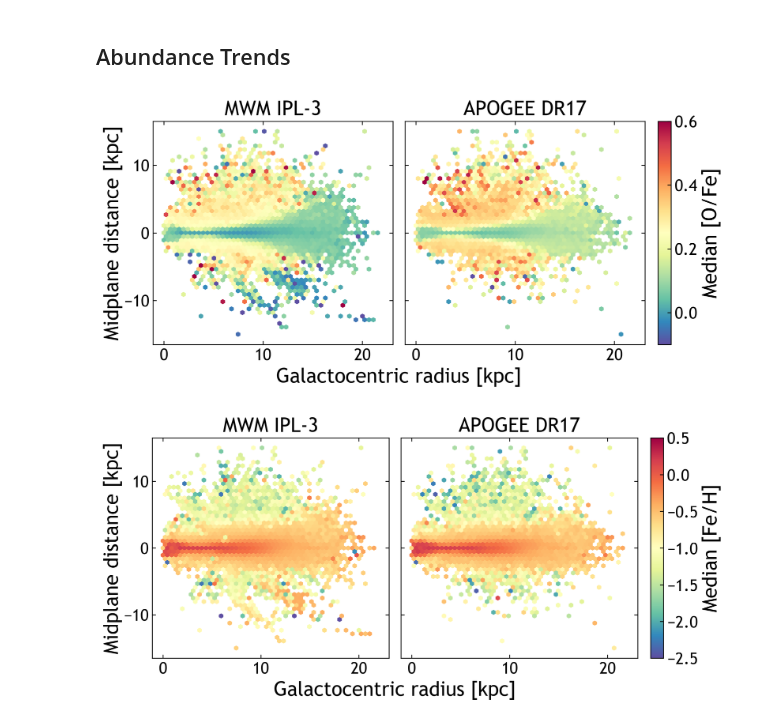
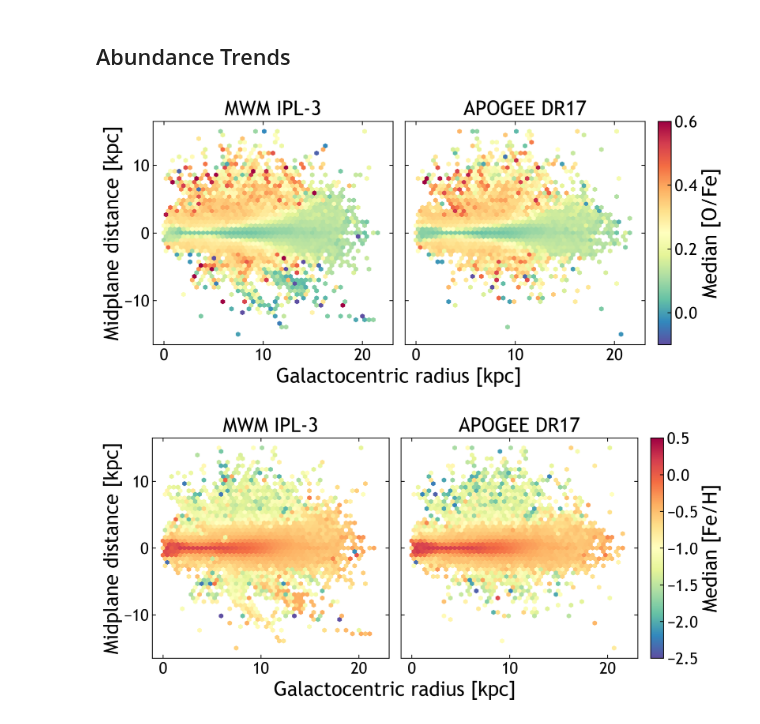
Before and after one commit to lodubay/galactic-dtd, a Jupyter notebook: src/scripts/apogee_mwm_comparison.ipynb, the cells around one changed output. Saved outputs shown, nothing was run; the diff lists cells and outputs as text; code cells hidden in the pictures.

```diff
--- a/src/scripts/apogee_mwm_comparison.ipynb
+++ b/src/scripts/apogee_mwm_comparison.ipynb
@@ -138,34 +138,34 @@ plt.show()
 # %%
 fig, axs = plt.subplots(1, 2, figsize=(9, 4),
                         sharex=True, sharey=True)
 xlim = (0, 22)
 ylim = (-15, 15)
 extent = [xlim[0], xlim[1], ylim[0], ylim[1]]
 # MWM
 hb0 = axs[0].hexbin(mwm_data['GALR'], mwm_data['GALZ'],
-                    C=mwm_data['O_FE'], reduce_C_function=np.median,
+                    C=mwm_data['O_FE_CORR'], reduce_C_function=np.median,
                     gridsize=50, cmap='Spectral_r',
                     vmin=-0.1, vmax=0.6,
                     extent=extent, linewidths=0.2)
 axs[0].set_title('MWM IPL-3')
 # APOGEE
 hb1 = axs[1].hexbin(apogee_data['GALR'], apogee_data['GALZ'],
                     C=apogee_data['O_FE'], reduce_C_function=np.median,
                     gridsize=50, cmap='Spectral_r',
                     vmin=-0.1, vmax=0.6,
                     extent=extent, linewidths=0.2)
 axs[1].set_title('APOGEE DR17')
 plt.subplots_adjust(right=0.88, wspace=0.05)
 cax = plt.axes([0.9, 0.11, 0.02, 0.77])
 fig.colorbar(hb1, cax, label='Median [O/Fe]')
 # Common axis labels
 fig.add_subplot(111, frameon=False)
 plt.tick_params(labelcolor='none', which='both', top=False, bottom=False, left=False, right=False)
 plt.xlabel('Galactocentric radius [kpc]')
 plt.ylabel('Midplane distance [kpc]')
 plt.show()
 # %% [output]
-[figure, old version]
+[figure, new version]
 # %%
 fig, axs = plt.subplots(1, 2, figsize=(9, 4),
                         sharex=True, sharey=True)
```
Also changed, not shown: parts of 8 cells of this notebook, 3 other files.
